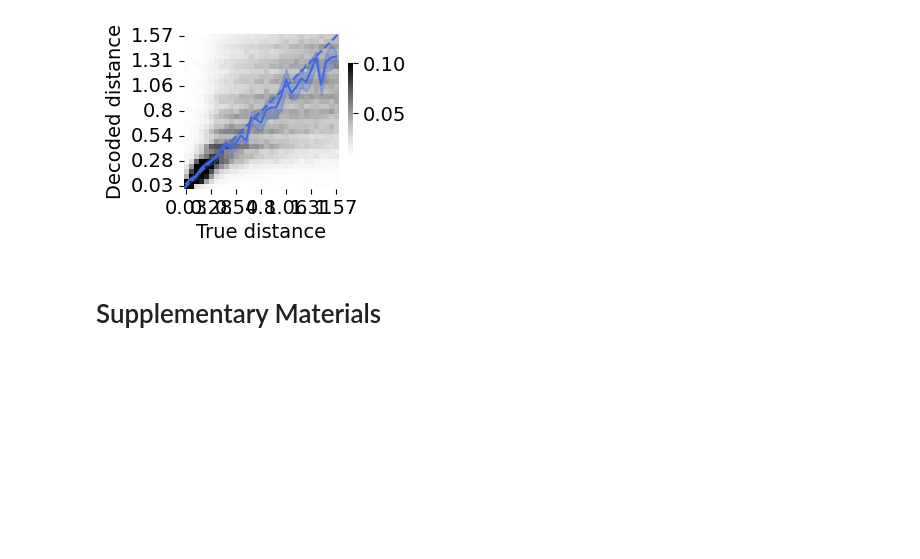
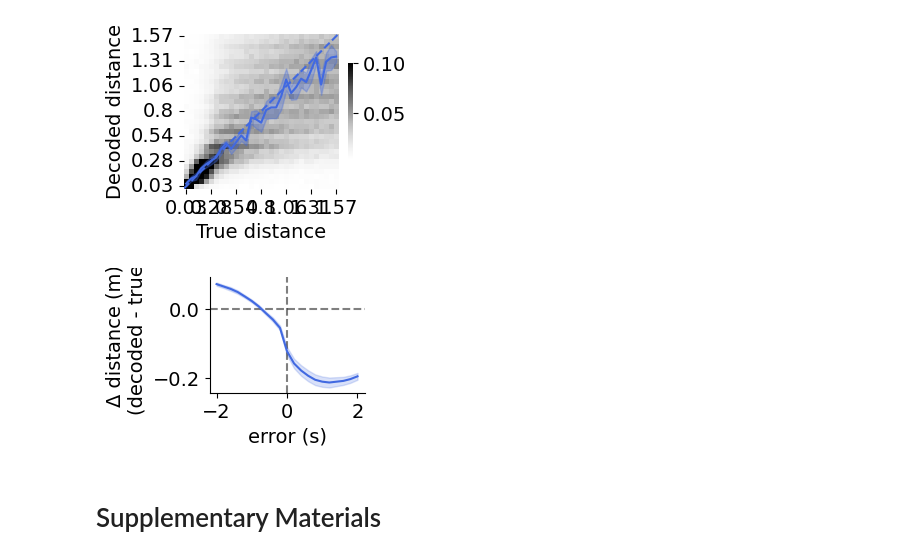
Before and after one commit to peterdoohan/GridMaze-mFC, a Jupyter notebook: Notebooks/distance_to_goal.ipynb, the cells around one changed output. Cells and saved outputs as stored; diff of their text form; code cells hidden in the pictures; blank space fills up the shorter version.

Commit message:
added error aligned decoding to summary

```diff
--- a/Notebooks/distance_to_goal.ipynb
+++ b/Notebooks/distance_to_goal.ipynb
@@ -160,3 +163,9 @@ f.savefig("../results/distance_to_goal/figures/main/distance_decoding.pdf")
+# %%
+results_df = ead.get_distance_to_goal_decoding_df(verbose=False)
+f, ax = plt.subplots(1, 1, figsize=(2, 1.5))
+ead.plot_error_aligned_decoding_delta(results_df, error_type="nav_error", ax=ax)
+# %% [output]
+[figure, added]
 # %% [markdown]
 # Supplementary Materials
 # %%
```
Also changed, not shown: parts of 1 cell of this notebook.
